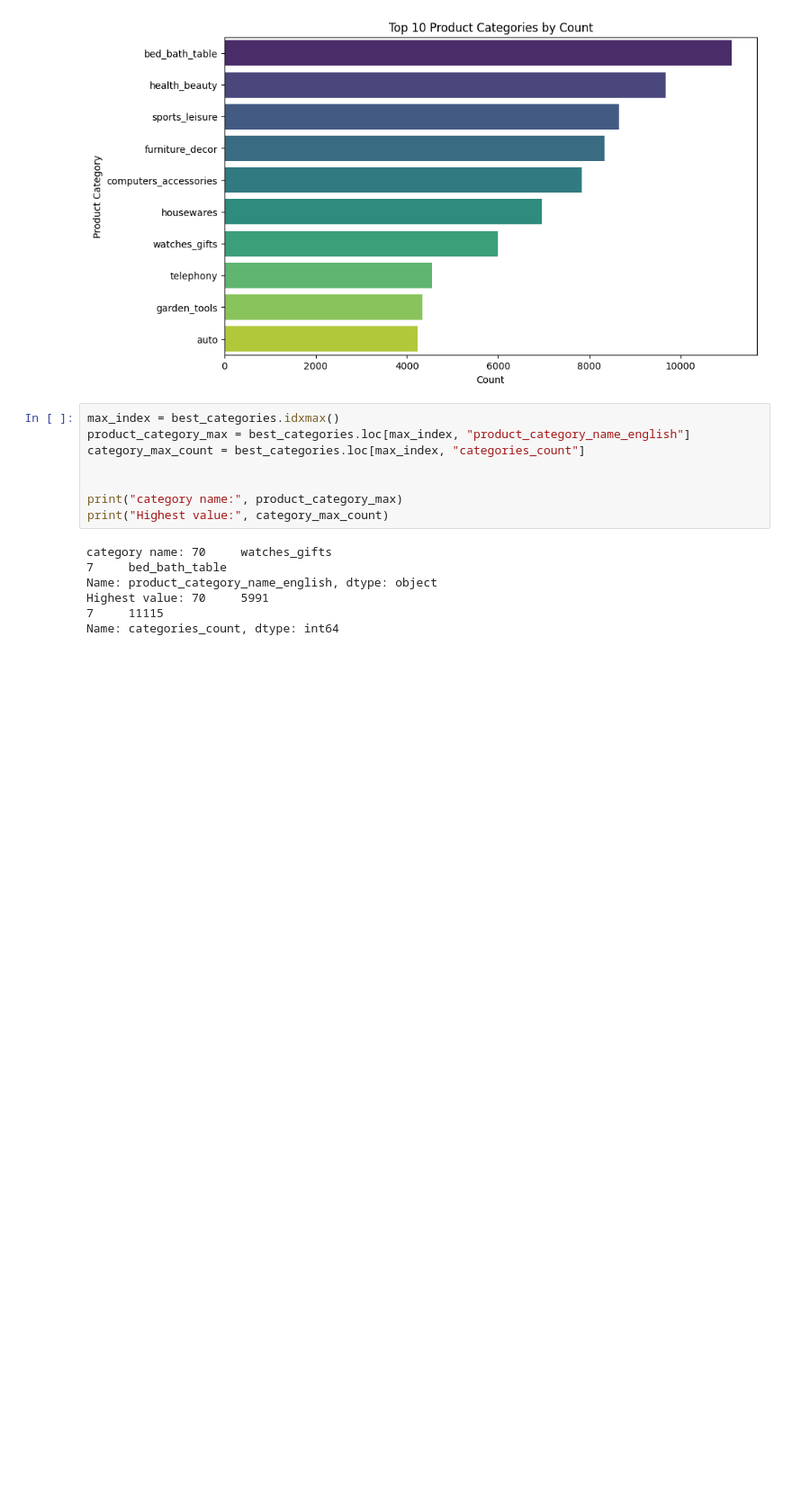
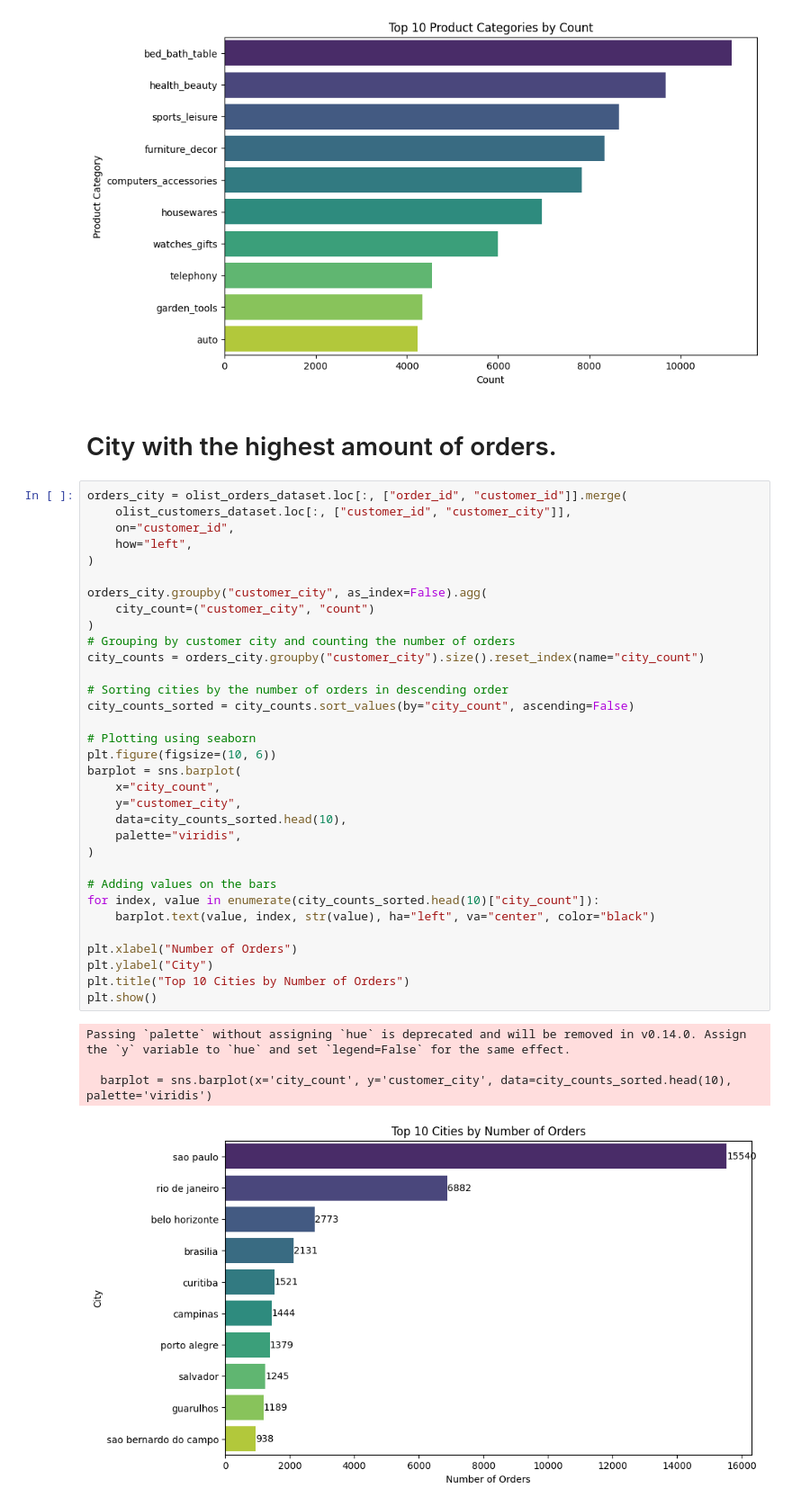
Before and after one commit to Skronski/e_commerce, a Jupyter notebook: 00_programs/data_overview_reading.ipynb, the cells around one changed output. Shown at 90% size. Cells and saved outputs as stored; diff of their text form; blank space fills up the shorter version.

Commit message:
top 10 cities by the amount of orders

```diff
--- a/00_programs/data_overview_reading.ipynb
+++ b/00_programs/data_overview_reading.ipynb
@@ -418,18 +419,43 @@ Passing `palette` without assigning `hue` is deprecated and will be removed in v
 
   sns.barplot(x='categories_count', y='product_category_name_english', data=top_10_categories, palette='viridis')
 [figure]
-# %%
-max_index = best_categories.idxmax()
-product_category_max = best_categories.loc[max_index, "product_category_name_english"]
-category_max_count = best_categories.loc[max_index, "categories_count"]
-
-
-print("category name:", product_category_max)
-print("Highest value:", category_max_count)
-# %% [output]
-category name: 70     watches_gifts
-7     bed_bath_table
-Name: product_category_name_english, dtype: object
-Highest value: 70     5991
-7     11115
-Name: categories_count, dtype: int64
+# %% [markdown]
+# City with the highest amount of orders.
+# %%
+orders_city = olist_orders_dataset.loc[:, ["order_id", "customer_id"]].merge(
+    olist_customers_dataset.loc[:, ["customer_id", "customer_city"]],
+    on="customer_id",
+    how="left",
+)
+
+orders_city.groupby("customer_city", as_index=False).agg(
+    city_count=("customer_city", "count")
+)
+# Grouping by customer city and counting the number of orders
+city_counts = orders_city.groupby("customer_city").size().reset_index(name="city_count")
+
+# Sorting cities by the number of orders in descending order
+city_counts_sorted = city_counts.sort_values(by="city_count", ascending=False)
+
+# Plotting using seaborn
+plt.figure(figsize=(10, 6))
+barplot = sns.barplot(
+    x="city_count",
+    y="customer_city",
+    data=city_counts_sorted.head(10),
+    palette="viridis",
+)
+
+# Adding values on the bars
+for index, value in enumerate(city_counts_sorted.head(10)["city_count"]):
+    barplot.text(value, index, str(value), ha="left", va="center", color="black")
+
+plt.xlabel("Number of Orders")
+plt.ylabel("City")
+plt.title("Top 10 Cities by Number of Orders")
+plt.show()
+# %% [output]
+Passing `palette` without assigning `hue` is deprecated and will be removed in v0.14.0. Assign the `y` variable to `hue` and set `legend=False` for the same effect.
+
+  barplot = sns.barplot(x='city_count', y='customer_city', data=city_counts_sorted.head(10), palette='viridis')
+[figure, added]
```
Also changed, not shown: parts of 2 cells of this notebook, 2 other files.
